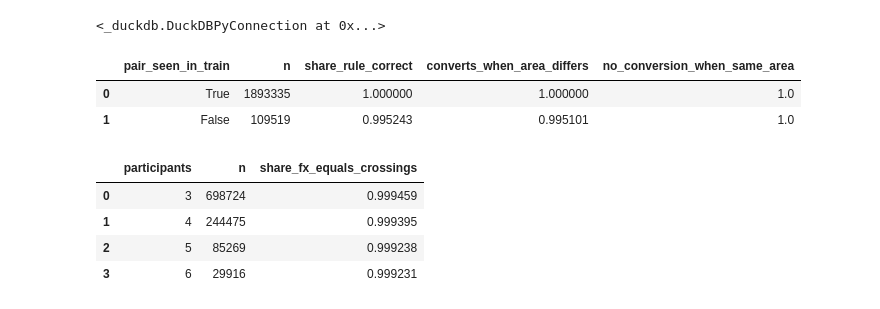
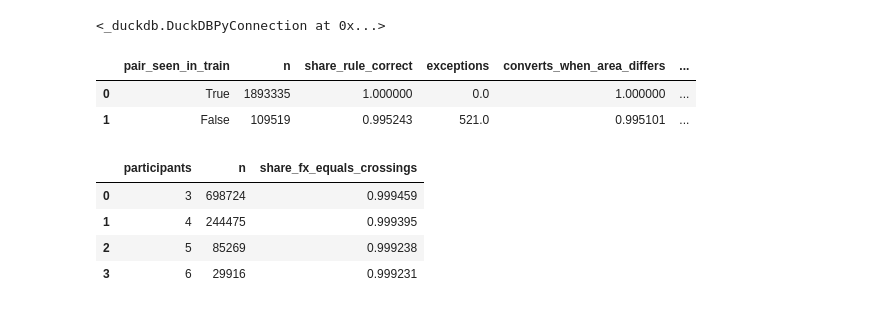
Before and after one commit to TWH050318/UMDAC-Datathon-2026, a Jupyter notebook: notebooks/06_validation.ipynb, the cells around one changed output. Cells and saved outputs as stored; diff of their text form; code cells hidden in the pictures.

```diff
--- a/notebooks/06_validation.ipynb
+++ b/notebooks/06_validation.ipynb
@@ -115,17 +115,17 @@ zt = pd.DataFrame([(c, i) for i, z in enumerate(zones) for c in z], columns=['co
 # %%
 fxd = q(f'''WITH d AS (SELECT substr(string_split(BIC8_PATH,';')[1],5,2) c1, substr(string_split(BIC8_PATH,';')[2],5,2) c2, CURRENCY_CONVERSION_COUNT fx
                      FROM f WHERE PARTICIPANT_COUNT=2 AND NOT HAS_GAP AND EPOCH_SECONDS >= {cut}),
                s AS (SELECT d.*, (coalesce('Z'||z1.zone::varchar, c1) = coalesce('Z'||z2.zone::varchar, c2)) AS same_area,
                             (c1||c2) IN (SELECT c1||c2 FROM tr) OR (c2||c1) IN (SELECT c1||c2 FROM tr) OR c1=c2 AS pair_seen_in_train
                      FROM d LEFT JOIN zt z1 ON z1.country=c1 LEFT JOIN zt z2 ON z2.country=c2)
-          SELECT pair_seen_in_train, count(*) n, avg((fx = (NOT same_area)::int)::int) AS share_rule_correct,
+          SELECT pair_seen_in_train, count(*) n, avg((fx = (NOT same_area)::int)::int) AS share_rule_correct, sum((fx <> (NOT same_area)::int)::int) AS exceptions,
                  avg((fx = 1)::int) FILTER (NOT same_area) AS converts_when_area_differs, avg((fx = 0)::int) FILTER (same_area) AS no_conversion_when_same_area
           FROM s GROUP BY 1 ORDER BY 1 DESC''')
 export(fxd,'validation_fx_direct_heldout'); fxd
 # %% [output]
-|  | pair_seen_in_train | n | share_rule_correct | converts_when_area_differs | no_conversion_when_same_area |
-| 0 | True | 1893335 | 1.000000 | 1.000000 | 1.0 |
-| 1 | False | 109519 | 0.995243 | 0.995101 | 1.0 |
+|  | pair_seen_in_train | n | share_rule_correct | exceptions | converts_when_area_differs | ... |
+| 0 | True | 1893335 | 1.000000 | 0.0 | 1.000000 | ... |
+| 1 | False | 109519 | 0.995243 | 521.0 | 0.995101 | ... |
 # %%
 fxl = q(f'''WITH t AS (SELECT ROW_ID, PARTICIPANT_COUNT k, CURRENCY_CONVERSION_COUNT fx, list_transform(string_split(BIC8_PATH,';'), lambda x: substr(x,5,2)) cs
                      FROM f WHERE NOT HAS_GAP AND PARTICIPANT_COUNT BETWEEN 3 AND 6 AND EPOCH_SECONDS >= {cut}),
```
Also changed, not shown: parts of 4 cells of this notebook, 30 other files.
